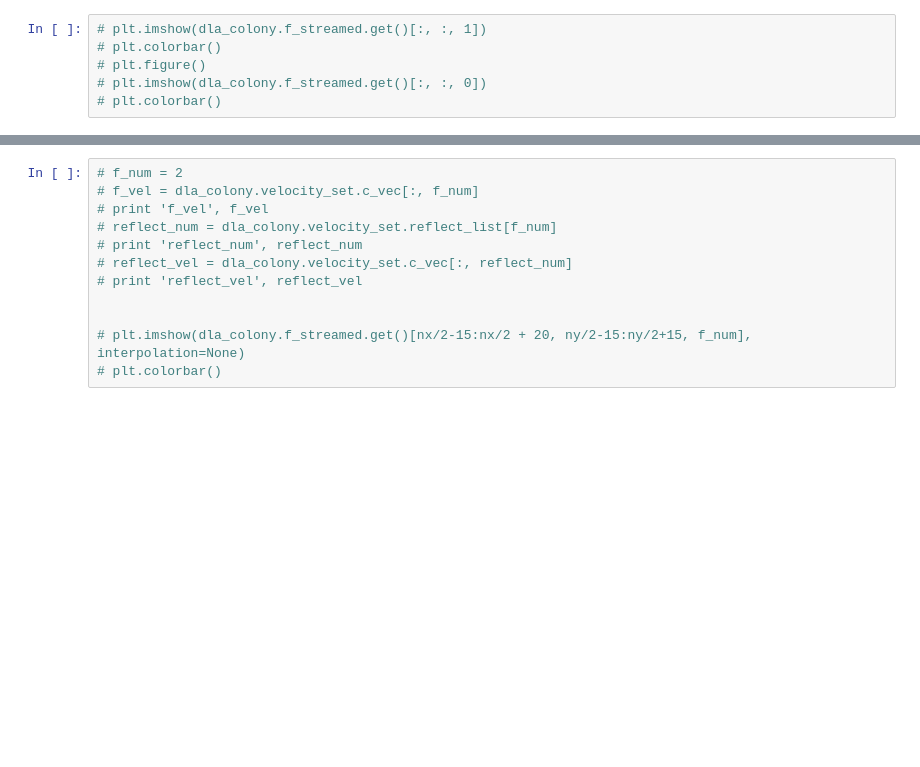
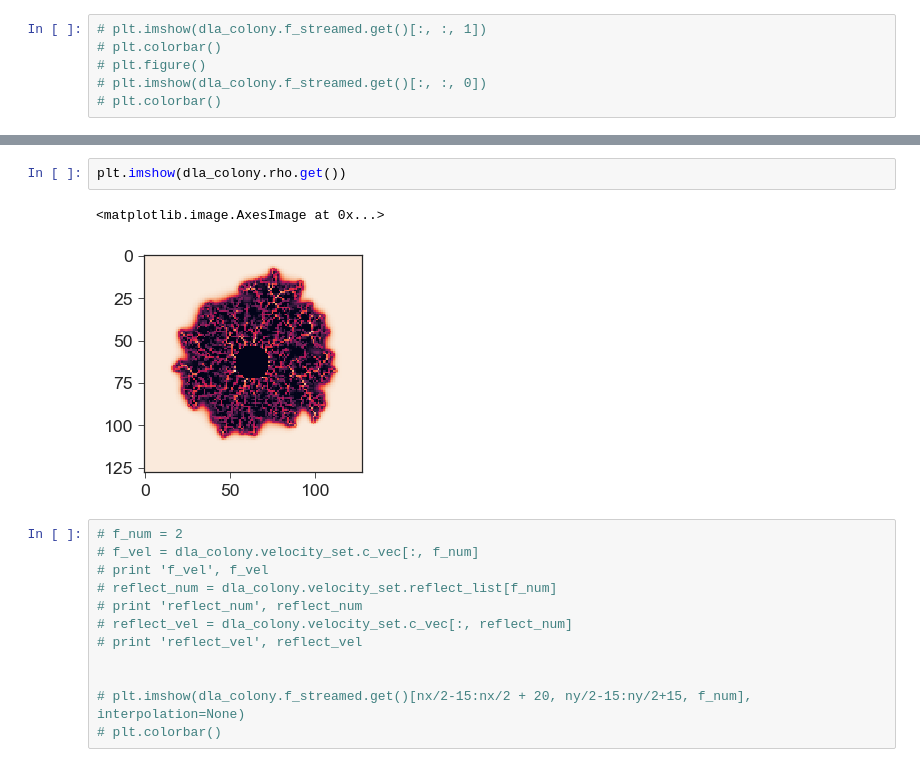
Before and after one commit to btweinstein/LB_colony_growth, a Jupyter notebook: 2018_04_23_mako_opencl_2d.ipynb, the cells around one changed output, grey strips where cells are left out. Cells and saved outputs as stored; diff of their text form; blank space fills up the shorter version.

```diff
--- a/2018_04_23_mako_opencl_2d.ipynb
+++ b/2018_04_23_mako_opencl_2d.ipynb
@@ -161,3 +156,8 @@ plt.imshow(bc[60:80, 60:80])
+# %%
+plt.imshow(dla_colony.rho.get())
+# %% [output]
+<matplotlib.image.AxesImage at 0x...>
+[figure, added]
 # %%
 # f_num = 2
 # f_vel = dla_colony.velocity_set.c_vec[:, f_num]
```
Also changed, not shown: parts of 6 cells of this notebook, 1 other file.
